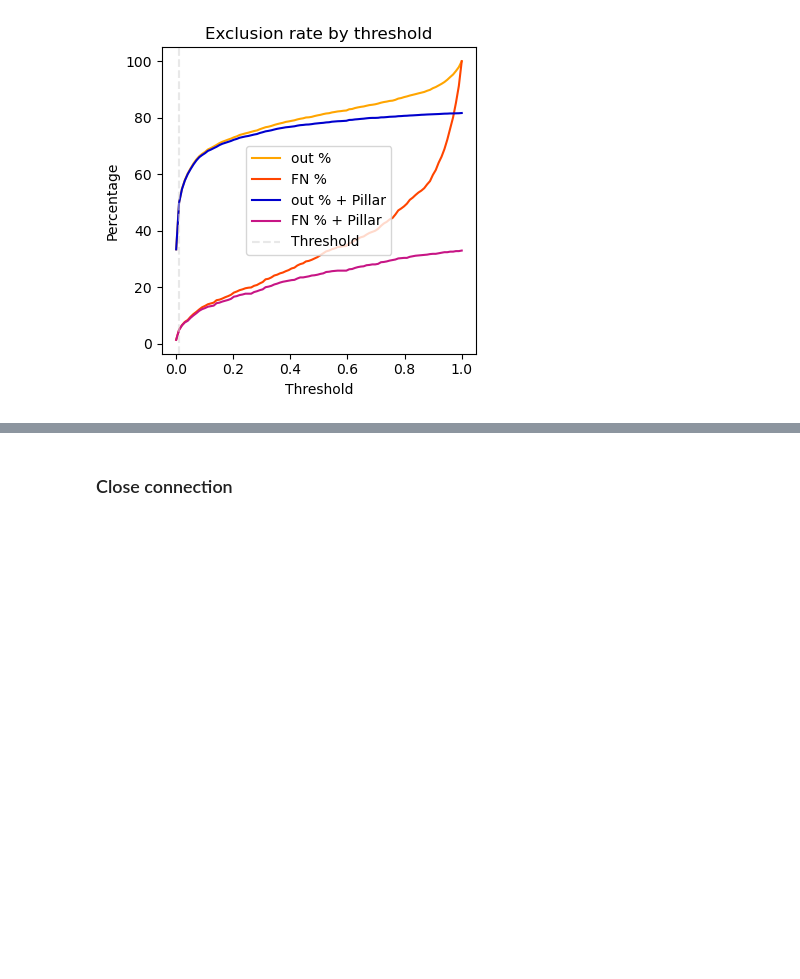
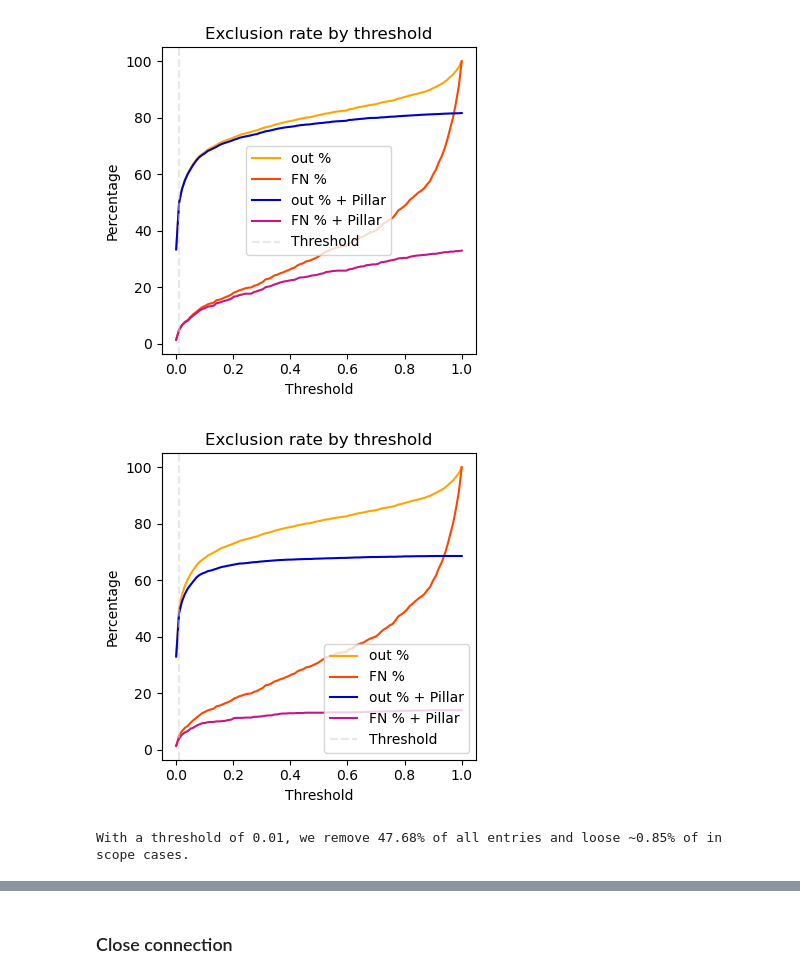
Before and after one commit to violah-fellow/SHEEP, a Jupyter notebook: Publications/ML/Optimisation_Stage1_specter.ipynb, the cells around one changed output, grey strips where cells are left out. Drawn from its saved outputs; the diff is of its cells as text; code cells hidden in the pictures; blank space fills up the shorter version.

```diff
--- a/Publications/ML/Optimisation_Stage1_specter.ipynb
+++ b/Publications/ML/Optimisation_Stage1_specter.ipynb
@@ -1914,3 +2005,69 @@ plt.savefig('Plots/SPECTER_MLP_Exclusion_Threshold.png', dpi=150, bbox_inches='t
 plt.show()
 # %% [output]
 [figure]
+# %%
+# Combine MLP in/out of scope classifier with LR pillar classification
+# Combine tables with probabilities and predictions for threshold T
+T = 0.005
+
+d_train = y_train.copy()
+d_train['proba_scope'] = mlp_probs
+d_train['pred_scope'] = (d_train['proba_scope'] >= T).astype(int)
+d_train['proba_pillar'] = lr_proba_pillar
+d_train['pred_pillar'] = lr_pred_pillar
+
+d_test = y_test.copy()
+d_test['proba_scope'] = mlp_test_proba
+d_test['pred_scope'] = (d_test['proba_scope'] >= T).astype(int)
+d_test['proba_pillar'] = lr_pillar_test_proba
+d_test['pred_pillar'] = lr_pillar_test_pred
+
+d_comb = pd.concat([d_train, d_test])
+d_comb['Threshold_scope'] = T
+# %%
+# MLP + LR
+# Plot development of exclusion ratio vs. threshold
+# data used here: training (cross-validated) and test data
+tmp = d_comb.copy()
+T = d_comb['Threshold_scope'].unique()
+exclusion = []
+for i in (np.linspace(0.001, 1, 100)):
+    tmp['pred_i'] = (tmp['proba_scope'] >= i).astype(int)
+    tmp['pred_combined'] = ((tmp['pred_pillar'] != 'NA') | tmp['pred_i'] == 1).astype(int)
+    r = len(tmp[tmp['pred_i'] == 0]) / len(tmp) * 100
+    r_fn = len(tmp[(tmp['pred_i'] == 0) & (tmp['scope'] == 'in')]) / len(tmp[tmp['scope'] == 'in']) * 100
+    r_comb = len(tmp[tmp['pred_combined'] == 0]) / len(tmp) * 100
+    r_fn_comb = len(tmp[(tmp['pred_combined'] == 0) & (tmp['scope'] == 'in')]) / len(tmp[tmp['scope'] == 'in']) * 100
+    exclusion.append([i, r, r_fn, r_comb, r_fn_comb])
+
+excl_df = pd.DataFrame(exclusion, columns=['threshold', 'ratio_out', 'ratio_FN', 'ratio_out_comb', 'ratio_FN_comb'])
+
+fig, ax = plt.subplots(figsize=(4, 4))
+
+# Plot 1: all three metrics vs threshold
+ax.plot(excl_df['threshold'], excl_df['ratio_out'], label='out %', color='orange')
+ax.plot(excl_df['threshold'], excl_df['ratio_FN'], label='FN %', color='orangered')
+ax.plot(excl_df['threshold'], excl_df['ratio_out_comb'], label='out % + Pillar', color='mediumblue')
+ax.plot(excl_df['threshold'], excl_df['ratio_FN_comb'], label='FN % + Pillar', color='mediumvioletred')
+
+ax.axvline(T, color='lightgrey', linestyle='--', alpha=0.5, label='Threshold')
+
+ax.set_xlabel('Threshold')
+ax.set_ylabel('Percentage')
+ax.set_title('Exclusion rate by threshold')
+ax.legend()
+
+plt.tight_layout()
+#plt.savefig('Plots/SPECTER_MLP_Exclusion_Threshold.png', dpi=150, bbox_inches='tight')
+plt.show()
+# %% [output]
+[figure, added]
+# %%
+T = 0.01
+d_comb['pred_combined'] = ((d_comb['pred_pillar'] != 'NA') | (d_comb['proba_scope'] >= T)).astype(int)
+p, c = np.unique(d_comb['pred_combined'], return_counts=True)
+FN = len(d_comb[(d_comb['scope'] == 'in') & (d_comb['pred_combined'] == 0)])
+
+print(f"With a threshold of {T}, we remove {round(c[0] / (c[0] + c[1]) * 100, 2)}% of all entries and loose ~{round(FN / len(d_comb) * 100,2)}% of in scope cases.")
+# %% [output]
+With a threshold of 0.01, we remove 47.68% of all entries and loose ~0.85% of in scope cases.
```
Also changed, not shown: parts of 20 cells of this notebook, 9 other files.
